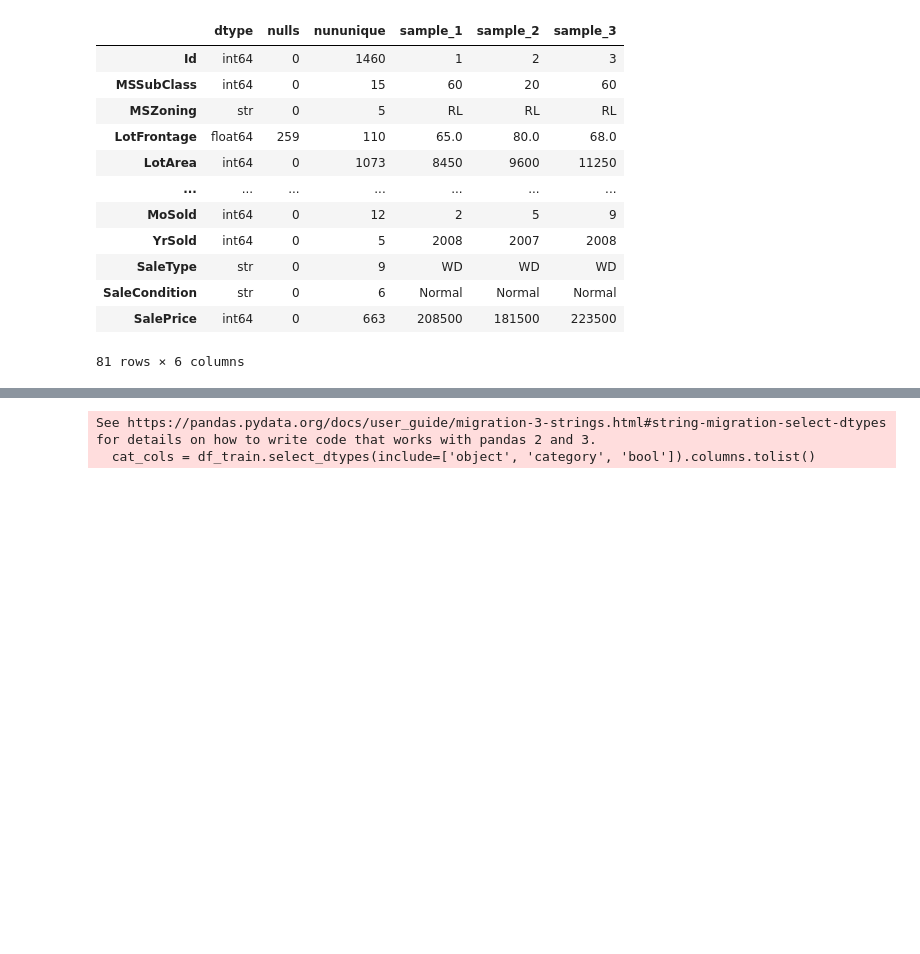
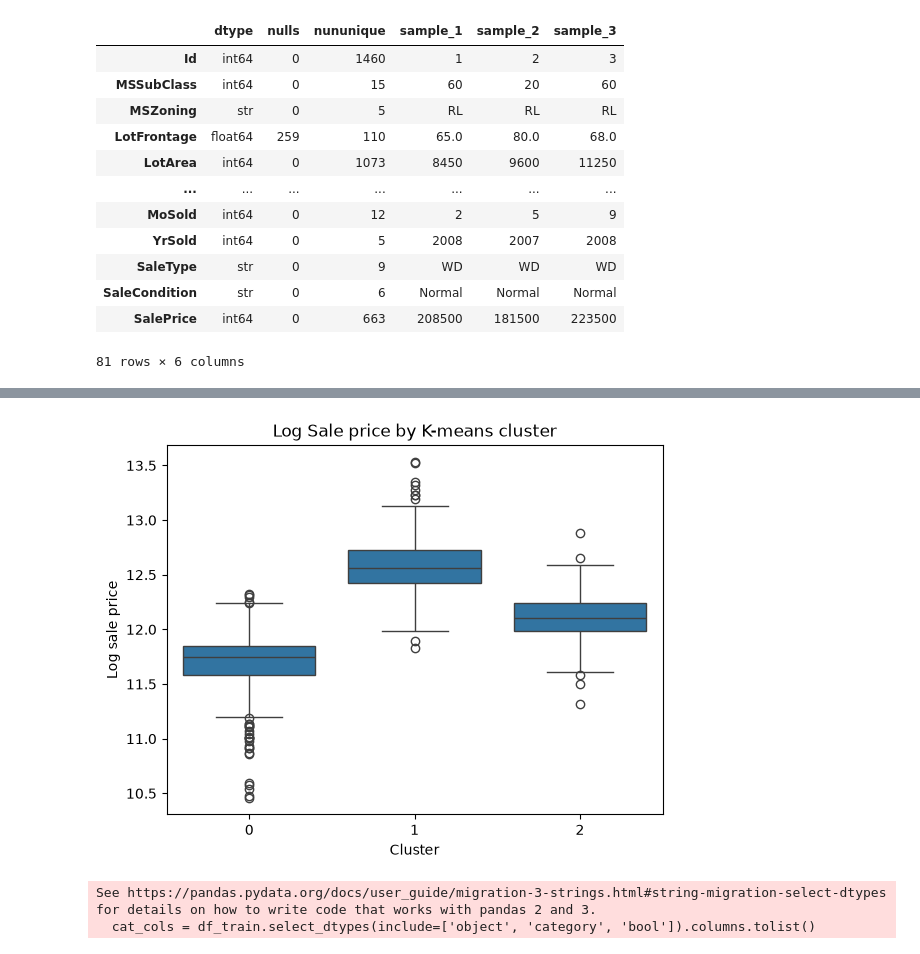
Before and after one commit to foxsys1/ames_housing_dataset, a Jupyter notebook: projects/ames_house_prices/notebooks/module1ames.ipynb, the cells around one changed output, grey strips where cells are left out. Cells and saved outputs as stored; diff of their text form; code cells hidden in the pictures; blank space fills up the shorter version.

```diff
--- a/projects/ames_house_prices/notebooks/module1ames.ipynb
+++ b/projects/ames_house_prices/notebooks/module1ames.ipynb
@@ -29,0 +94,25 @@ for df in [df_train, df_test]:
+# %%
+final_kmeans = KMeans(
+    n_clusters=3,
+    random_state=42,
+    n_init=20
+)
+
+cluster_labels = final_kmeans.fit_predict(X_cluster_scaled)
+
+cluster_analysis = df_train[cluster_cols + ['SalePrice']]
+cluster_analysis['Cluster'] = cluster_labels
+cluster_analysis['LogSalePrice'] = np.log1p(cluster_analysis['SalePrice'])
+
+cluster_summary = (
+    cluster_analysis.groupby('Cluster').agg(
+        house_count=('SalePrice', 'size')
+        , avergae_grlivarea=('GrLivArea', 'mean'),
+        average_quality=('OverallQual', 'mean'),
+        average_year_built=('YearBuilt', 'mean'),
+        average_total_sf=('Total_SF', 'mean'),
+        median_log_price=('LogSalePrice', 'median')
+    ).sort_values('median_log_price')
+)
+
+cluster_summary
@@ -30,3 +125,13 @@ for df in [df_train, df_test]:
+# %%
+import seaborn as sns
+
+sns.boxplot(data=cluster_analysis, x='Cluster', y='LogSalePrice')
+plt.title('Log Sale price by K-means cluster')
+plt.xlabel('Cluster')
+plt.ylabel('Log sale price')
+plt.show()
+# %% [output]
+[figure, added]
 # %%
 num_cols = df_train.select_dtypes(include='number').columns.tolist()
 
```
Also changed, not shown: parts of 4 cells of this notebook.
